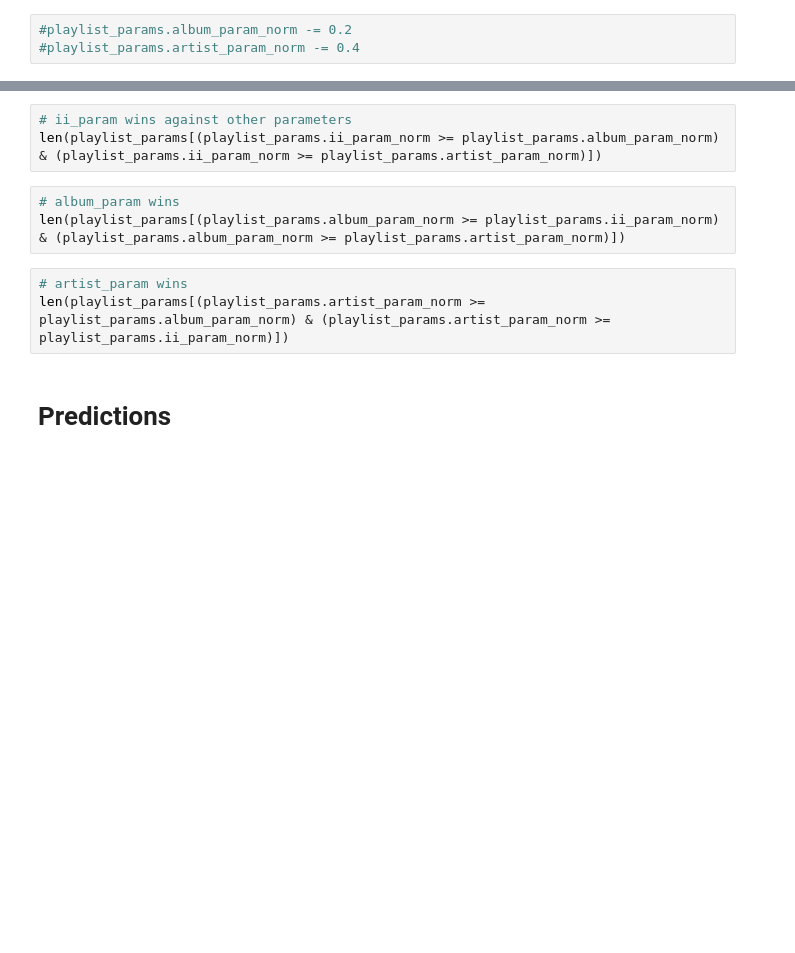
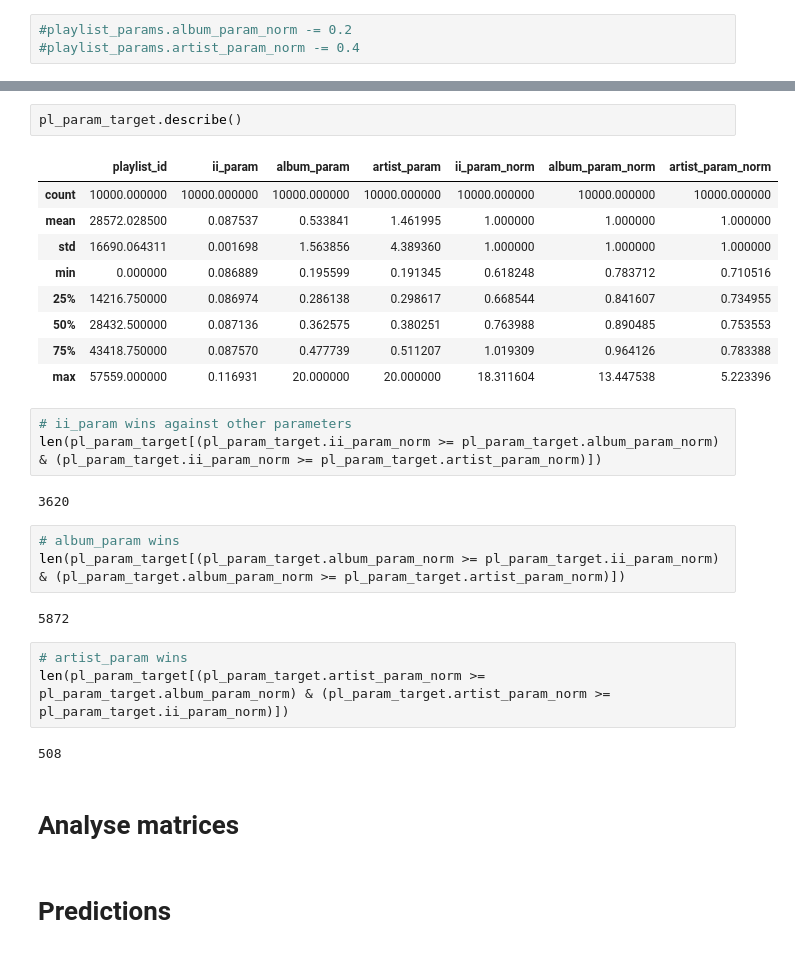
Before and after one commit to battuzz/RS_Challenge, a Jupyter notebook: fabio_CBF_with_parameters.ipynb, the cells around one changed output, grey strips where cells are left out. Saved outputs shown, nothing was run; the diff lists cells and outputs as text; blank space fills up the shorter version.

```diff
--- a/fabio_CBF_with_parameters.ipynb
+++ b/fabio_CBF_with_parameters.ipynb
@@ -647,11 +1367,31 @@ playlist_params
+# %%
+pl_param_target.describe()
+# %% [output]
+|  | playlist_id | ii_param | album_param | artist_param | ii_param_norm | album_param_norm | artist_param_norm |
+| count | 10000.000000 | 10000.000000 | 10000.000000 | 10000.000000 | 10000.000000 | 10000.000000 | 10000.000000 |
+| mean | 28572.028500 | 0.087537 | 0.533841 | 1.461995 | 1.000000 | 1.000000 | 1.000000 |
+| std | 16690.064311 | 0.001698 | 1.563856 | 4.389360 | 1.000000 | 1.000000 | 1.000000 |
+| min | 0.000000 | 0.086889 | 0.195599 | 0.191345 | 0.618248 | 0.783712 | 0.710516 |
+| 25% | 14216.750000 | 0.086974 | 0.286138 | 0.298617 | 0.668544 | 0.841607 | 0.734955 |
+| 50% | 28432.500000 | 0.087136 | 0.362575 | 0.380251 | 0.763988 | 0.890485 | 0.753553 |
+| 75% | 43418.750000 | 0.087570 | 0.477739 | 0.511207 | 1.019309 | 0.964126 | 0.783388 |
+| max | 57559.000000 | 0.116931 | 20.000000 | 20.000000 | 18.311604 | 13.447538 | 5.223396 |
 # %%
 # ii_param wins against other parameters
-len(playlist_params[(playlist_params.ii_param_norm >= playlist_params.album_param_norm) & (playlist_params.ii_param_norm >= playlist_params.artist_param_norm)])
+len(pl_param_target[(pl_param_target.ii_param_norm >= pl_param_target.album_param_norm) & (pl_param_target.ii_param_norm >= pl_param_target.artist_param_norm)])
+# %% [output]
+3620
 # %%
 # album_param wins
-len(playlist_params[(playlist_params.album_param_norm >= playlist_params.ii_param_norm) & (playlist_params.album_param_norm >= playlist_params.artist_param_norm)])
+len(pl_param_target[(pl_param_target.album_param_norm >= pl_param_target.ii_param_norm) & (pl_param_target.album_param_norm >= pl_param_target.artist_param_norm)])
+# %% [output]
+5872
 # %%
 # artist_param wins
-len(playlist_params[(playlist_params.artist_param_norm >= playlist_params.album_param_norm) & (playlist_params.artist_param_norm >= playlist_params.ii_param_norm)])
+len(pl_param_target[(pl_param_target.artist_param_norm >= pl_param_target.album_param_norm) & (pl_param_target.artist_param_norm >= pl_param_target.ii_param_norm)])
+# %% [output]
+508
+# %% [markdown]
+# Analyse matrices
 # %% [markdown]
 # Predictions
```
Also changed, not shown: parts of 83 cells of this notebook.
